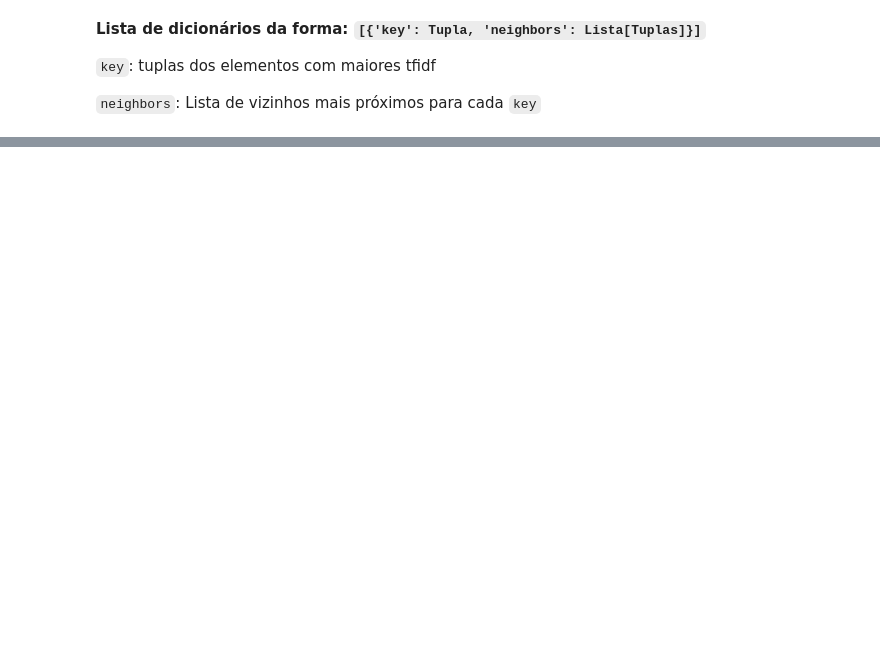
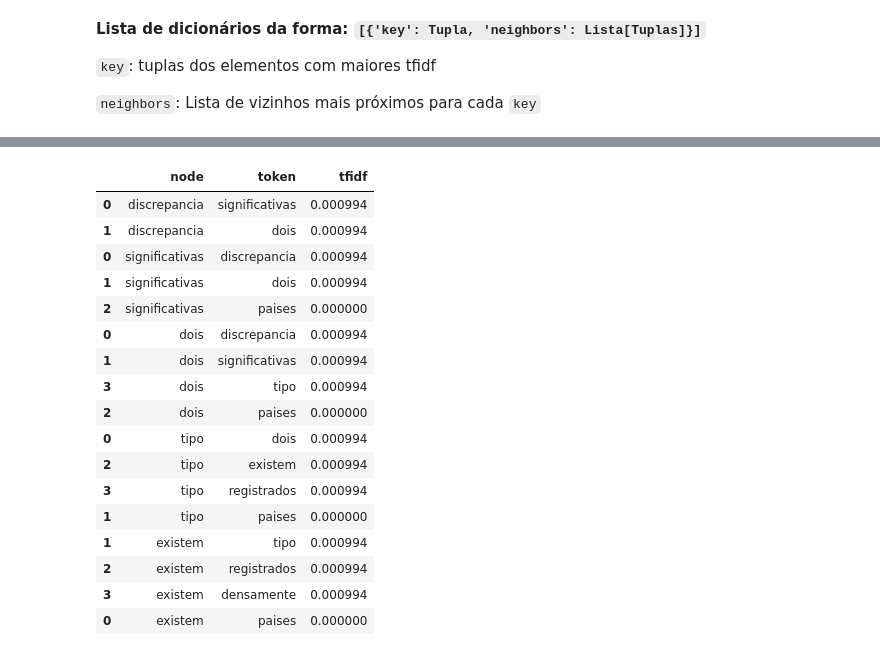
Before and after one commit to andrerodrig/cognitive-computing-projects, a Jupyter notebook: notebooks/generate_graph.ipynb, the cells around one changed output, grey strips where cells are left out. Cells and saved outputs as stored; diff of their text form; code cells hidden in the pictures; blank space fills up the shorter version.

```diff
--- a/notebooks/generate_graph.ipynb
+++ b/notebooks/generate_graph.ipynb
@@ -209,5 +252,26 @@ duplicated_tfidf_df
 # %%
 import matplotlib.pyplot as plt
 import networkx as nx
+# %%
+dfs
+# %% [output]
+|  | node | token | tfidf |
+| 0 | discrepancia | significativas | 0.000994 |
+| 1 | discrepancia | dois | 0.000994 |
+| 0 | significativas | discrepancia | 0.000994 |
+| 1 | significativas | dois | 0.000994 |
+| 2 | significativas | paises | 0.000000 |
+| 0 | dois | discrepancia | 0.000994 |
+| 1 | dois | significativas | 0.000994 |
+| 3 | dois | tipo | 0.000994 |
+| 2 | dois | paises | 0.000000 |
+| 0 | tipo | dois | 0.000994 |
+| 2 | tipo | existem | 0.000994 |
+| 3 | tipo | registrados | 0.000994 |
+| 1 | tipo | paises | 0.000000 |
+| 1 | existem | tipo | 0.000994 |
+| 2 | existem | registrados | 0.000994 |
+| 3 | existem | densamente | 0.000994 |
+| 0 | existem | paises | 0.000000 |
 # %%
 # gerando o grafo
```
Also changed, not shown: parts of 19 cells of this notebook, 3 other files.
